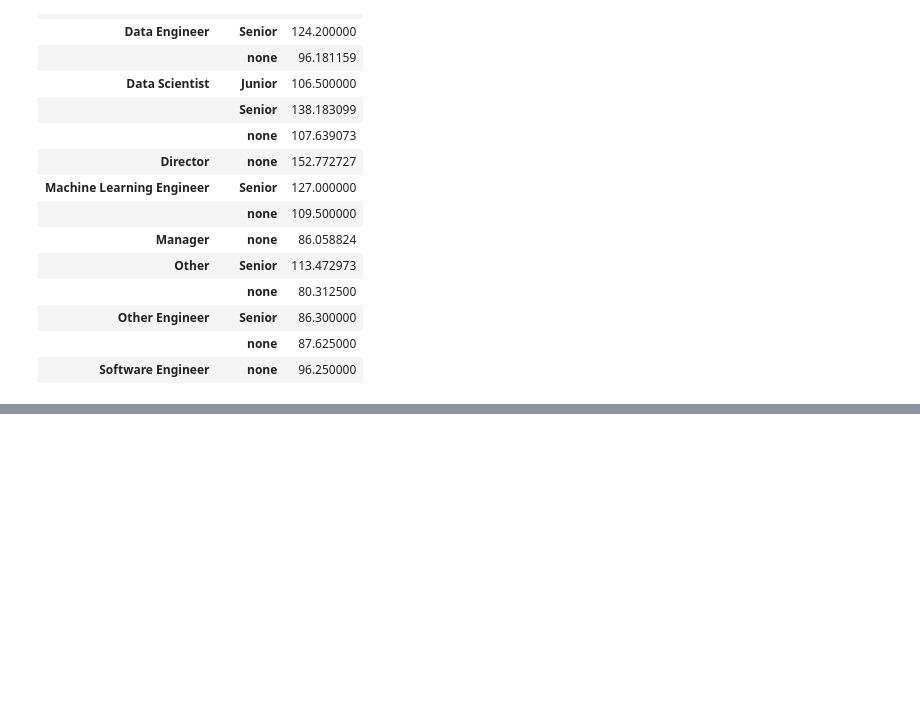
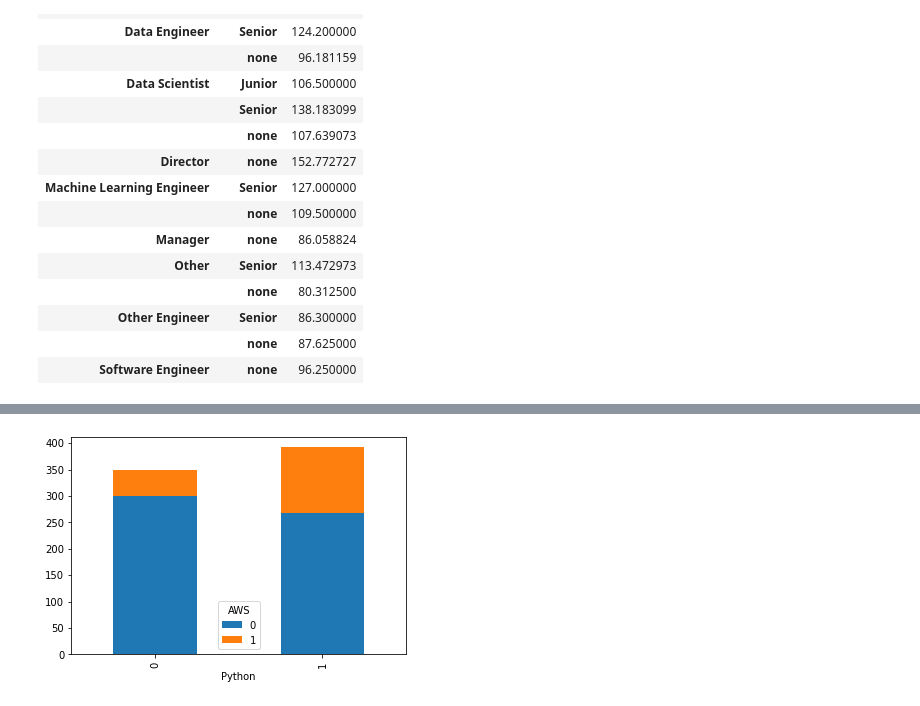
Before and after one commit to Aviost111/ds_project, a Jupyter notebook: GLASSDOOR SALARY PREDICTION PROJECT.ipynb, the cells around one changed output, grey strips where cells are left out. Cells and saved outputs as stored; diff of their text form; code cells hidden in the pictures; blank space fills up the shorter version.

```diff
--- a/GLASSDOOR SALARY PREDICTION PROJECT.ipynb
+++ b/GLASSDOOR SALARY PREDICTION PROJECT.ipynb
@@ -485,0 +597,4 @@ The above visualizations reveal that there
+# %%
+ax1 = df2.groupby(['Python'])['AWS'].value_counts().unstack().plot(kind='bar',stacked = True)
+# %% [output]
+[figure, added]
```
Also changed, not shown: parts of 14 cells of this notebook, 1 other file.
